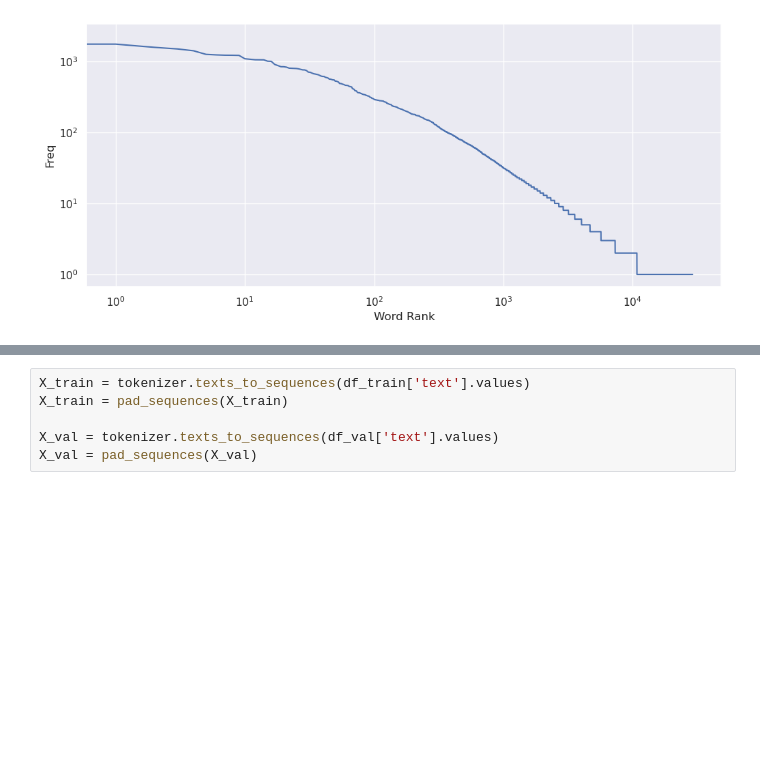
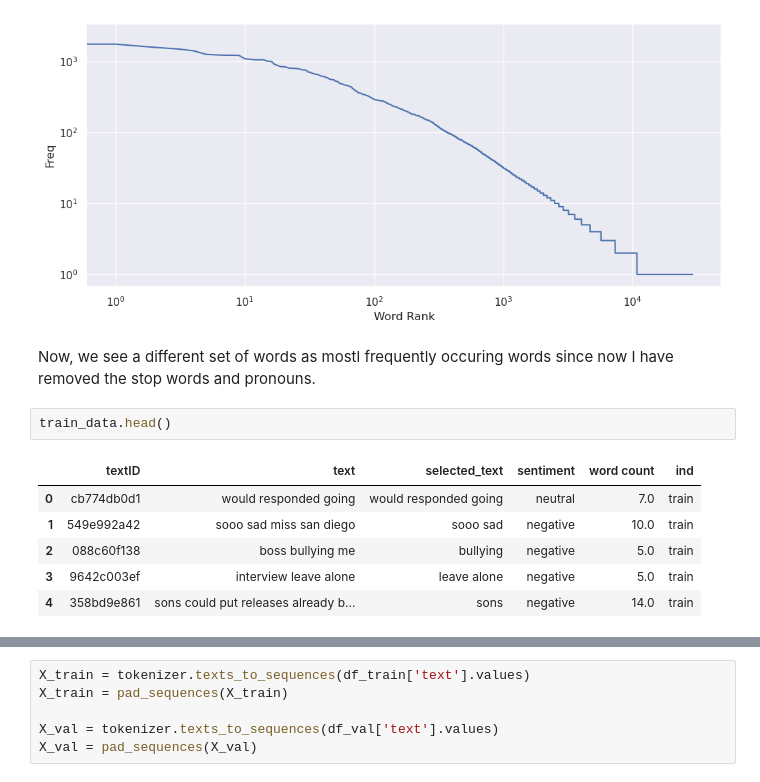
Before and after one commit to dilruu89/Kaggle, a Jupyter notebook: nlp-02-tweet-sentiment-extraction.ipynb, the cells around one changed output, grey strips where cells are left out. Drawn from its saved outputs; the diff is of its cells as text; blank space fills up the shorter version.

```diff
--- a/nlp-02-tweet-sentiment-extraction.ipynb
+++ b/nlp-02-tweet-sentiment-extraction.ipynb
@@ -431,4 +493,15 @@ plt.xlabel("Word Rank")
 [figure]
 Text(0.5, 0, 'Word Rank')
 [figure]
+# %% [markdown]
+Now, we see a different set of words as mostl frequently occuring words since now I have removed the stop words and pronouns.
+# %%
+train_data.head()
+# %% [output]
+|  | textID | text | selected_text | sentiment | word count | ind |
+| 0 | cb774db0d1 | would responded going | would responded going | neutral | 7.0 | train |
+| 1 | 549e992a42 | sooo sad miss san diego | sooo sad | negative | 10.0 | train |
+| 2 | 088c60f138 | boss bullying me | bullying | negative | 5.0 | train |
+| 3 | 9642c003ef | interview leave alone | leave alone | negative | 5.0 | train |
+| 4 | 358bd9e861 | sons could put releases already b... | sons | negative | 14.0 | train |
 # %%
```
Also changed, not shown: parts of 53 cells of this notebook.
